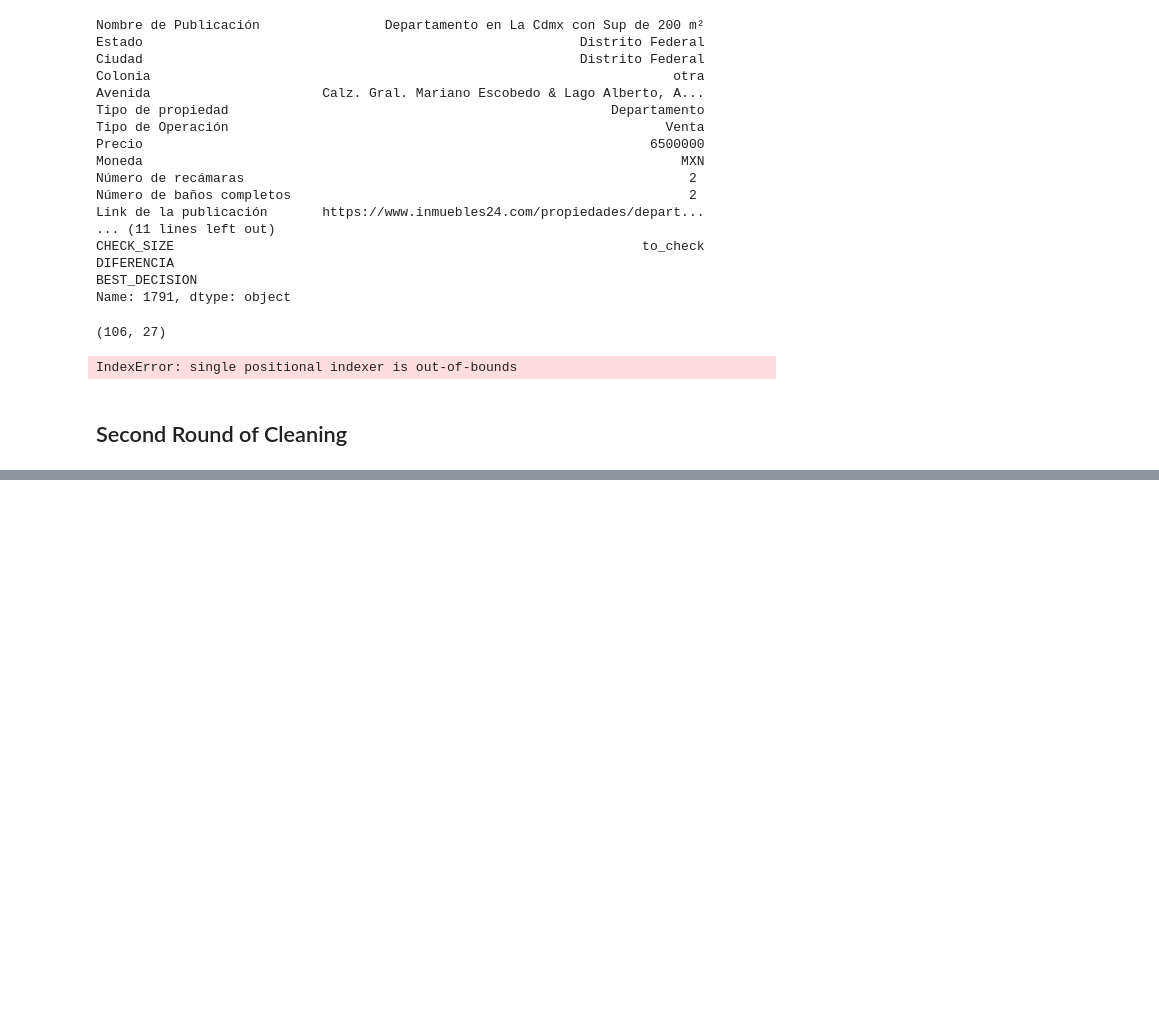
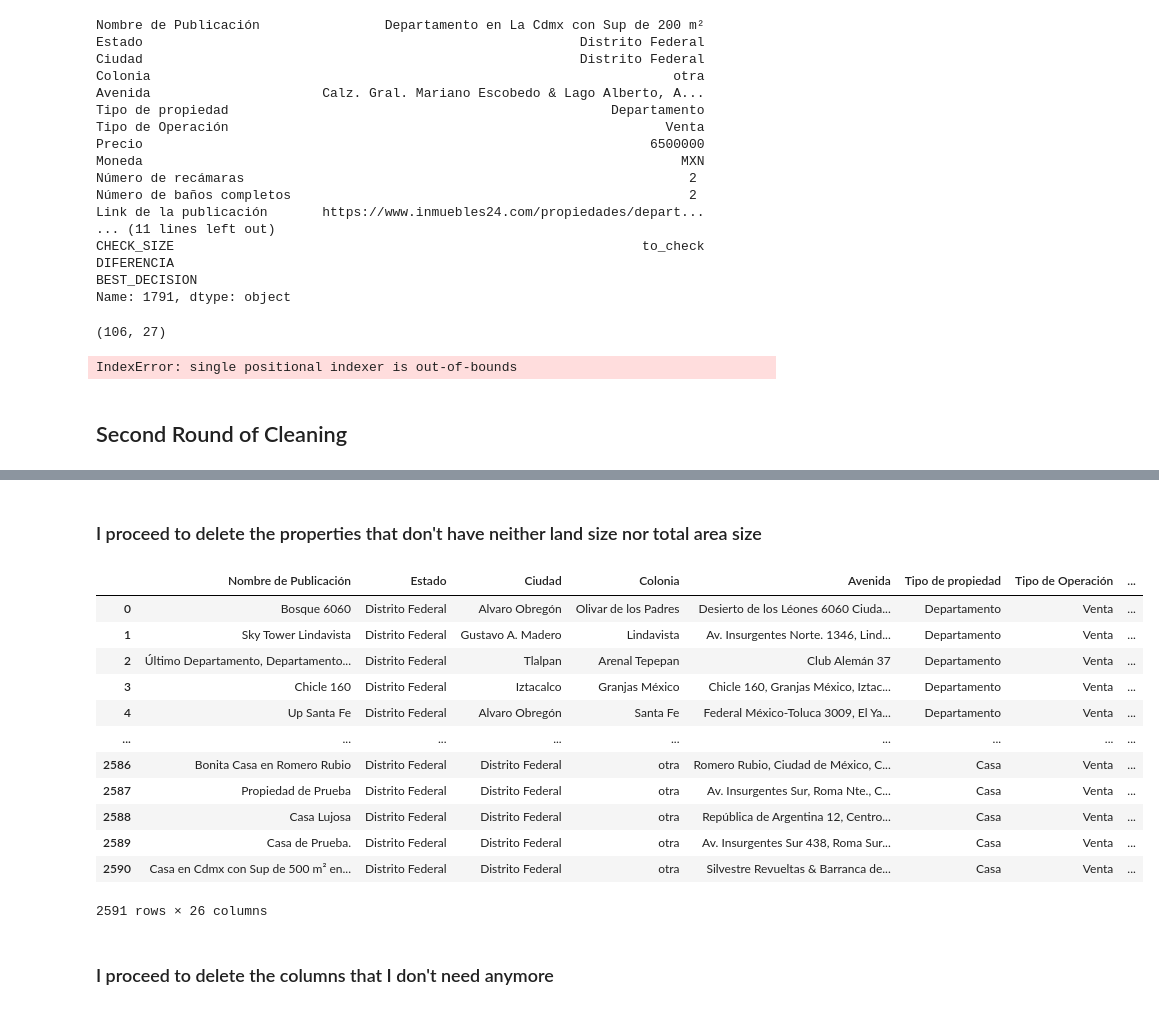
Before and after one commit to trezeget-1/meli_project, a Jupyter notebook: Inmuebles 24 - ETL.ipynb, the cells around one changed output, grey strips where cells are left out. Saved outputs shown, nothing was run; the diff lists cells and outputs as text; code cells hidden in the pictures; blank space fills up the shorter version.

Commit message:
I cleaned the dataset and gave coherence to the property size number for the properties where there were discrepancy between land size and total area

```diff
--- a/Inmuebles 24 - ETL.ipynb
+++ b/Inmuebles 24 - ETL.ipynb
@@ -314,3 +299,5 @@ IndexError: single positional indexer is out-of-bounds
 # almost_solved_app_df.to_csv('csv_files/almost_solved_app_df.csv', index = False, encoding = 'utf16')
 # %% [markdown]
 ## Second Round of Cleaning
+# %%
+final_propiedades_24_df = pd.read_csv('csv_files/COMPLETE_inmuebles_24_CDMX.csv', encoding = 'utf16')
@@ -316,0 +315,2 @@ IndexError: single positional indexer is out-of-bounds
+# %%
+almost_solved_df = pd.read_csv('csv_files/almost_solved_app_df.csv', encoding = 'utf16')
@@ -316,0 +330,10 @@ IndexError: single positional indexer is out-of-bounds
+# %%
+for x in range(len(almost_solved_df)):
+    index_to_modify = almost_solved_df['index'][x]
+
+#     print(index_to_modify)
+    if index_to_modify == 1027:
+        final_propiedades_24_df['total_area'][index_to_modify] = almost_solved_df['land_size'][x]
+
+    else:
+        final_propiedades_24_df['land_size'][index_to_modify] = almost_solved_df['total_area'][x]
@@ -316,0 +408,26 @@ IndexError: single positional indexer is out-of-bounds
+# %% [markdown]
+### I proceed to delete the properties that don't have neither land size nor total area size
+# %%
+final_propiedades_24_df = final_propiedades_24_df.drop(final_propiedades_24_df.loc[(final_propiedades_24_df['land_size'] == 0) & (final_propiedades_24_df['total_area'] == 0) ].index)
+
+final_propiedades_24_df = final_propiedades_24_df.reset_index()
+
+del final_propiedades_24_df['index']
+# %%
+final_propiedades_24_df
+# %% [output]
+|  | Nombre de Publicación | Estado | Ciudad | Colonia | Avenida | Tipo de propiedad | Tipo de Operación | ... |
+| 0 | Bosque 6060 | Distrito Federal | Alvaro Obregón | Olivar de los Padres | Desierto de los Léones 6060 Ciuda... | Departamento | Venta | ... |
+| 1 | Sky Tower Lindavista | Distrito Federal | Gustavo A. Madero | Lindavista | Av. Insurgentes Norte. 1346, Lind... | Departamento | Venta | ... |
+| 2 | Último Departamento, Departamento... | Distrito Federal | Tlalpan | Arenal Tepepan | Club Alemán 37 | Departamento | Venta | ... |
+| 3 | Chicle 160 | Distrito Federal | Iztacalco | Granjas México | Chicle 160, Granjas México, Iztac... | Departamento | Venta | ... |
+| 4 | Up Santa Fe | Distrito Federal | Alvaro Obregón | Santa Fe | Federal México-Toluca 3009, El Ya... | Departamento | Venta | ... |
+| ... | ... | ... | ... | ... | ... | ... | ... | ... |
+| 2586 | Bonita Casa en Romero Rubio | Distrito Federal | Distrito Federal | otra | Romero Rubio, Ciudad de México, C... | Casa | Venta | ... |
+| 2587 | Propiedad de Prueba | Distrito Federal | Distrito Federal | otra | Av. Insurgentes Sur, Roma Nte., C... | Casa | Venta | ... |
+| 2588 | Casa Lujosa | Distrito Federal | Distrito Federal | otra | República de Argentina 12, Centro... | Casa | Venta | ... |
+| 2589 | Casa de Prueba. | Distrito Federal | Distrito Federal | otra | Av. Insurgentes Sur 438, Roma Sur... | Casa | Venta | ... |
+| 2590 | Casa en Cdmx con Sup de 500 m² en... | Distrito Federal | Distrito Federal | otra | Silvestre Revueltas & Barranca de... | Casa | Venta | ... |
+2591 rows × 26 columns
+# %% [markdown]
+### I proceed to delete the columns that I don't need anymore
```
Also changed, not shown: parts of 20 cells of this notebook.
